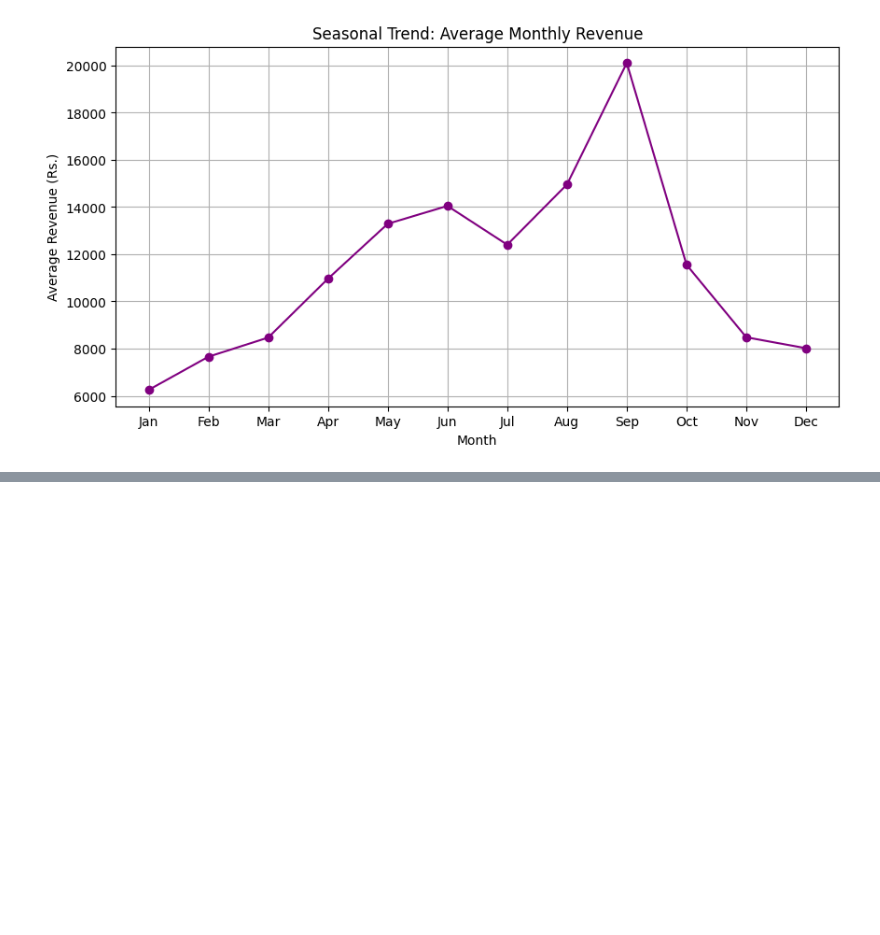
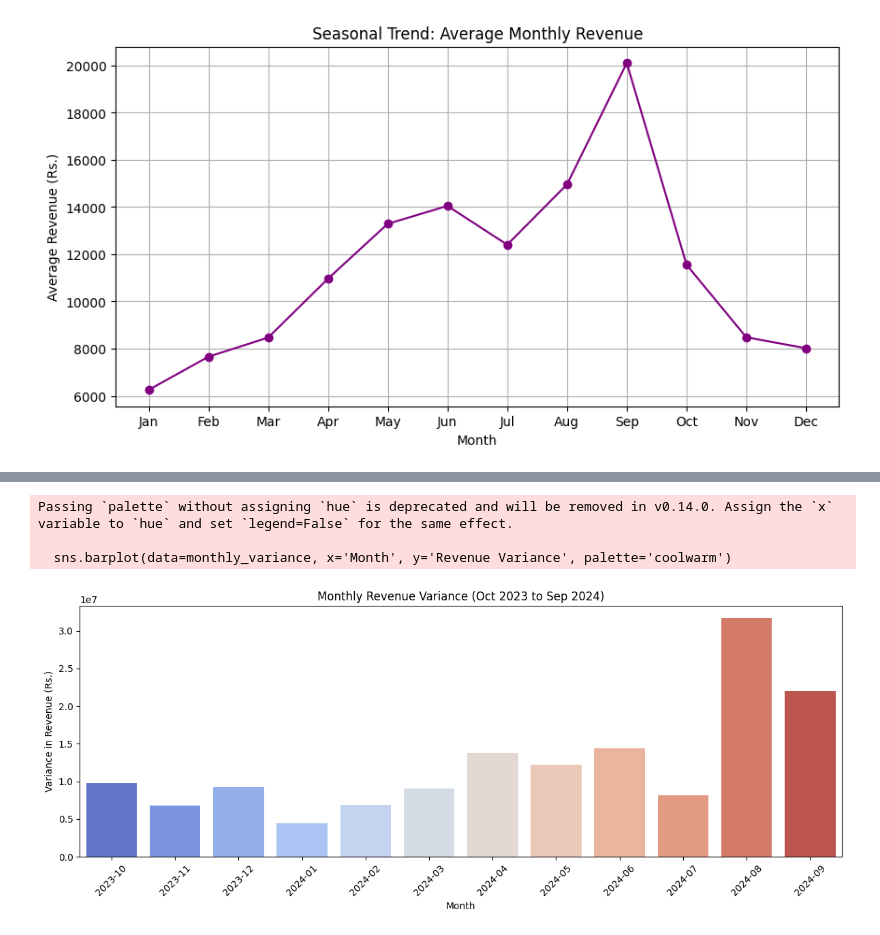
Before and after one commit to malviynjali11/Food-Court-Data-Analysis, a Jupyter notebook: analysis1.ipynb, the cells around one changed output, grey strips where cells are left out. Cells and saved outputs as stored; diff of their text form; code cells hidden in the pictures; blank space fills up the shorter version.

Commit message:
Completed with sales analysis data

```diff
--- a/analysis1.ipynb
+++ b/analysis1.ipynb
@@ -256,3 +256,13 @@ plt.show()
 # A steady rise is observed from February to May, indicating a growth phase.
 # Revenue slightly dips in July but rises again in August.
 # September shows the highest revenue (~20,000 Rs.)
+# %%
+# Create a 'Month' column
+df['Month'] = df['Date'].dt.to_period('M').astype(str)  # Example: '2023-10'
+# %%
+# Group by 'Month' and calculate variance of revenue
+monthly_variance = df.groupby('Month')['Revnue(Rs.)'].var().reset_index()
+monthly_variance.columns = ['Month', 'Revenue Variance']
+
+# Print the variance table
+print(monthly_variance)
@@ -258,0 +283,15 @@ plt.show()
+# %%
+# Optional: Plot the variance
+plt.figure(figsize=(12,5))
+sns.barplot(data=monthly_variance, x='Month', y='Revenue Variance', palette='coolwarm')
+plt.xticks(rotation=45)
+plt.title("Monthly Revenue Variance (Oct 2023 to Sep 2024)")
+plt.ylabel("Variance in Revenue (Rs.)")
+plt.xlabel("Month")
+plt.tight_layout()
+plt.show()
+# %% [output]
+Passing `palette` without assigning `hue` is deprecated and will be removed in v0.14.0. Assign the `x` variable to `hue` and set `legend=False` for the same effect.
+
+  sns.barplot(data=monthly_variance, x='Month', y='Revenue Variance', palette='coolwarm')
+[figure, added]
```
Also changed, not shown: parts of 6 cells of this notebook.
